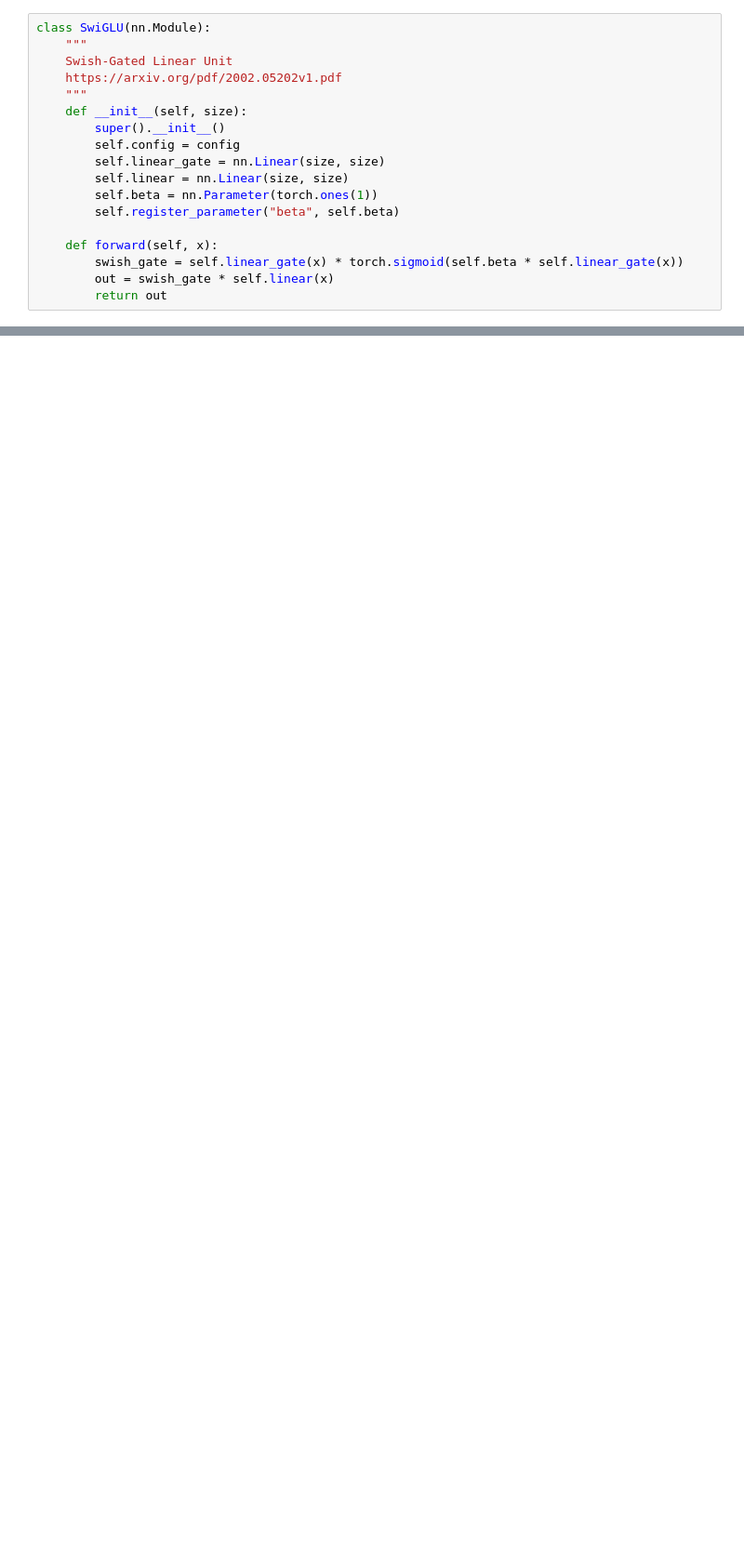
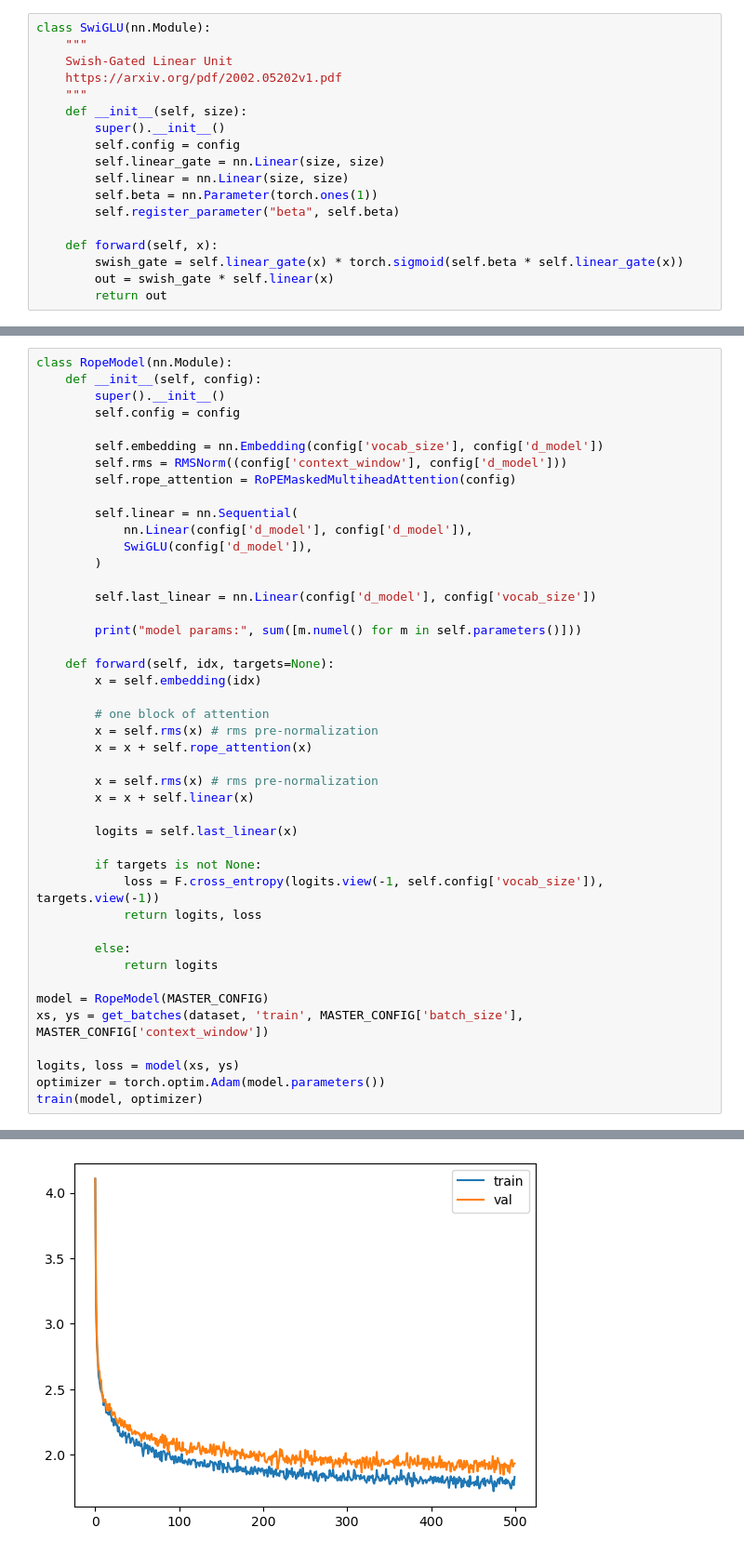
Before and after one commit to ysurs/Multimodal_llms, a Jupyter notebook: llama.ipynb, the cells around one changed output, grey strips where cells are left out. Shown: that part at 93% size. Drawn from its saved outputs; the diff is of its cells as text; blank space fills up the shorter version.

Commit message:
llama block incomplete

```diff
--- a/llama.ipynb
+++ b/llama.ipynb
@@ -988,0 +983,45 @@ torch.Size([32, 128])
+# %%
+class RopeModel(nn.Module):
+    def __init__(self, config):
+        super().__init__()
+        self.config = config
+
+        self.embedding = nn.Embedding(config['vocab_size'], config['d_model'])
+        self.rms = RMSNorm((config['context_window'], config['d_model']))
+        self.rope_attention = RoPEMaskedMultiheadAttention(config)
+
+        self.linear = nn.Sequential(
+            nn.Linear(config['d_model'], config['d_model']),
+            SwiGLU(config['d_model']),
+        )
+
+        self.last_linear = nn.Linear(config['d_model'], config['vocab_size'])
+
+        print("model params:", sum([m.numel() for m in self.parameters()]))
+
+    def forward(self, idx, targets=None):
+        x = self.embedding(idx)
+
+        # one block of attention
+        x = self.rms(x) # rms pre-normalization
+        x = x + self.rope_attention(x)
+
+        x = self.rms(x) # rms pre-normalization
+        x = x + self.linear(x)
+
+        logits = self.last_linear(x)
+
+        if targets is not None:
+            loss = F.cross_entropy(logits.view(-1, self.config['vocab_size']), targets.view(-1))
+            return logits, loss
+
+        else:
+            return logits
+
+model = RopeModel(MASTER_CONFIG)
+xs, ys = get_batches(dataset, 'train', MASTER_CONFIG['batch_size'], MASTER_CONFIG['context_window'])
+
+logits, loss = model(xs, ys)
+optimizer = torch.optim.Adam(model.parameters())
+train(model, optimizer)
+# %% [output]
@@ -988,0 +1031 @@ torch.Size([32, 128])
+[figure, added]
```
Also changed, not shown: parts of 15 cells of this notebook.
